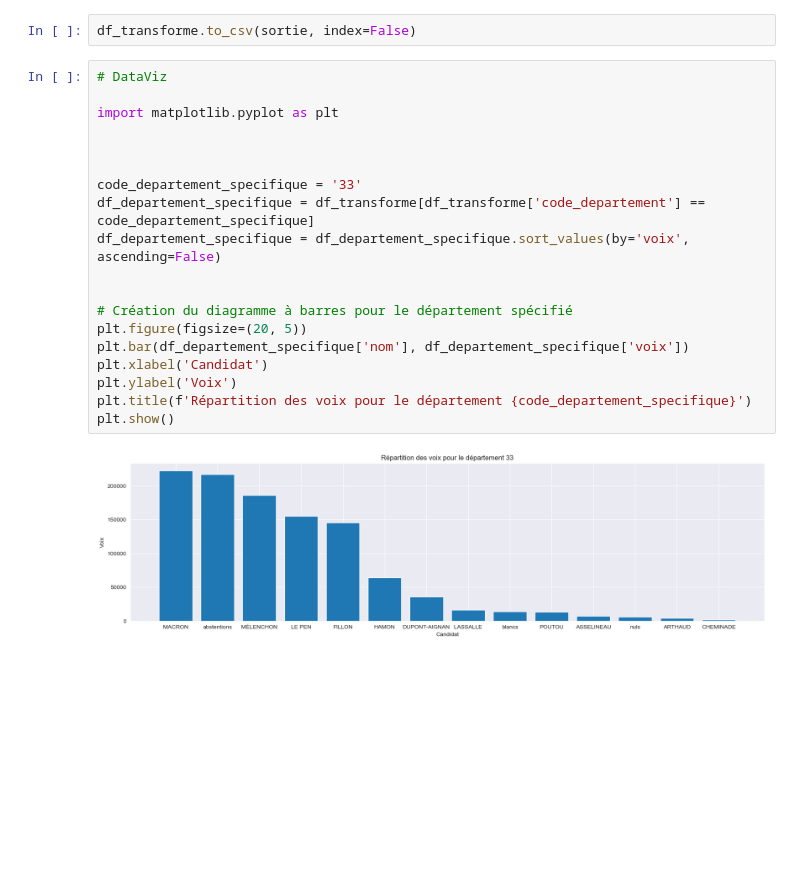
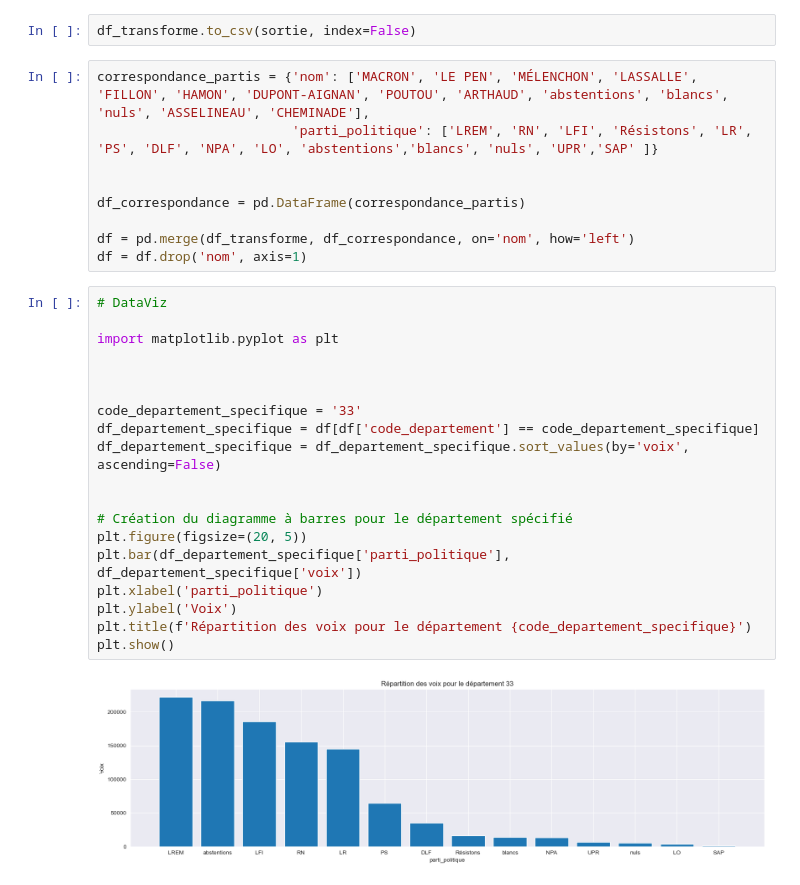
Before and after one commit to Gastonpallas/mspr-election, a Jupyter notebook: election2017.ipynb, the cells around one changed output. Saved outputs shown, nothing was run; the diff lists cells and outputs as text; blank space fills up the shorter version.

Commit message:
candidat -> Parti politique

```diff
--- a/election2017.ipynb
+++ b/election2017.ipynb
@@ -41,24 +41,33 @@ df = df.loc[df['code_departement'] != 'fr_etranger']
 KeyError: 'code_departement'
 # %%
 df_transforme.to_csv(sortie, index=False)
+# %%
+correspondance_partis = {'nom': ['MACRON', 'LE PEN', 'MÉLENCHON', 'LASSALLE', 'FILLON', 'HAMON', 'DUPONT-AIGNAN', 'POUTOU', 'ARTHAUD', 'abstentions', 'blancs', 'nuls', 'ASSELINEAU', 'CHEMINADE'],
+                         'parti_politique': ['LREM', 'RN', 'LFI', 'Résistons', 'LR', 'PS', 'DLF', 'NPA', 'LO', 'abstentions','blancs', 'nuls', 'UPR','SAP' ]}
+
+
+df_correspondance = pd.DataFrame(correspondance_partis)
+
+df = pd.merge(df_transforme, df_correspondance, on='nom', how='left')
+df = df.drop('nom', axis=1)
 # %%
 # DataViz
 
 import matplotlib.pyplot as plt
 
 
 
 code_departement_specifique = '33'
-df_departement_specifique = df_transforme[df_transforme['code_departement'] == code_departement_specifique]
+df_departement_specifique = df[df['code_departement'] == code_departement_specifique]
 df_departement_specifique = df_departement_specifique.sort_values(by='voix', ascending=False)
 
 
 # Création du diagramme à barres pour le département spécifié
 plt.figure(figsize=(20, 5))
-plt.bar(df_departement_specifique['nom'], df_departement_specifique['voix'])
-plt.xlabel('Candidat')
+plt.bar(df_departement_specifique['parti_politique'], df_departement_specifique['voix'])
+plt.xlabel('parti_politique')
 plt.ylabel('Voix')
 plt.title(f'Répartition des voix pour le département {code_departement_specifique}')
 plt.show()
 # %% [output]
-[figure, old version]
+[figure, new version]
```
Also changed, not shown: 1 other file.
